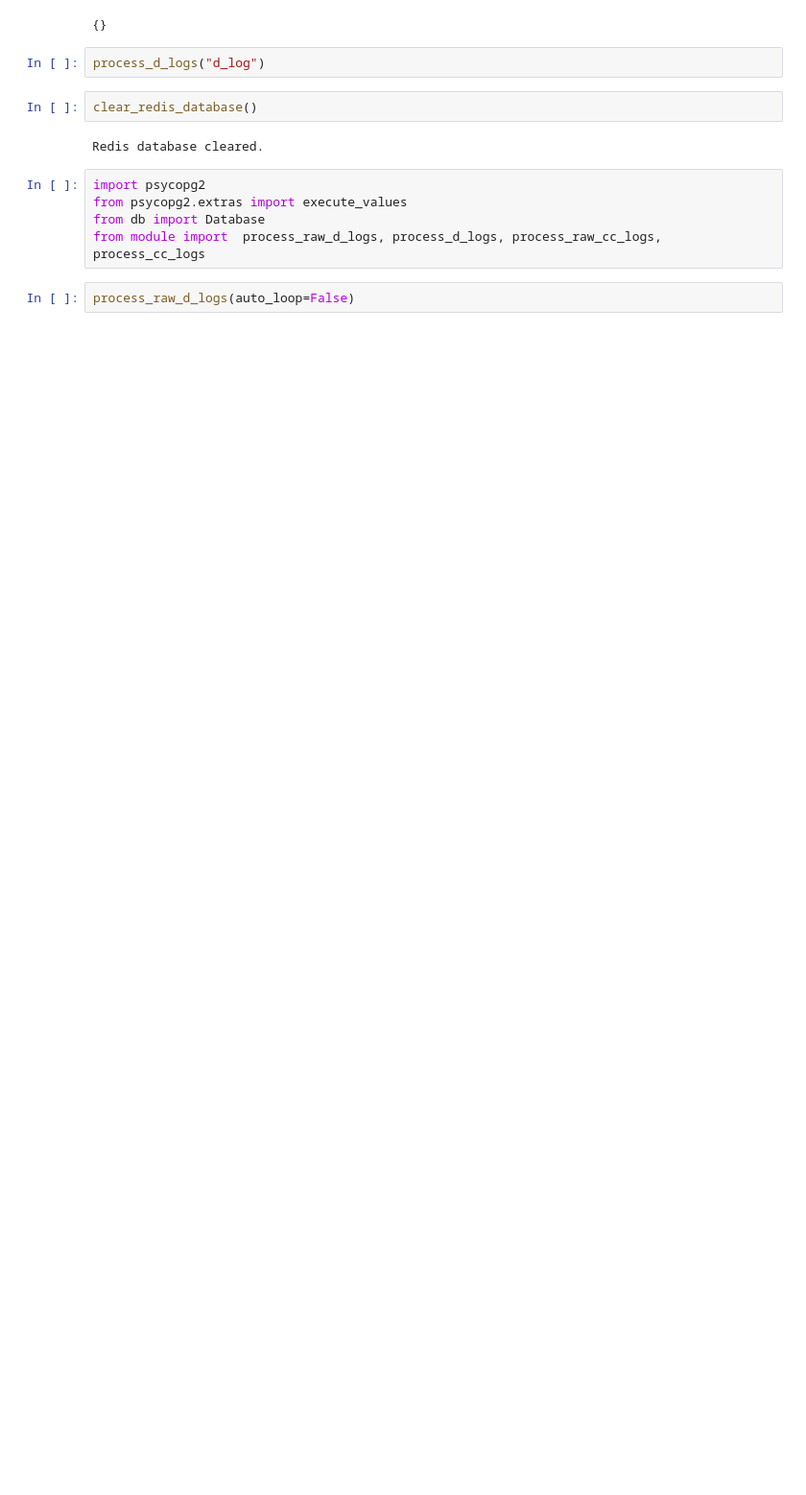
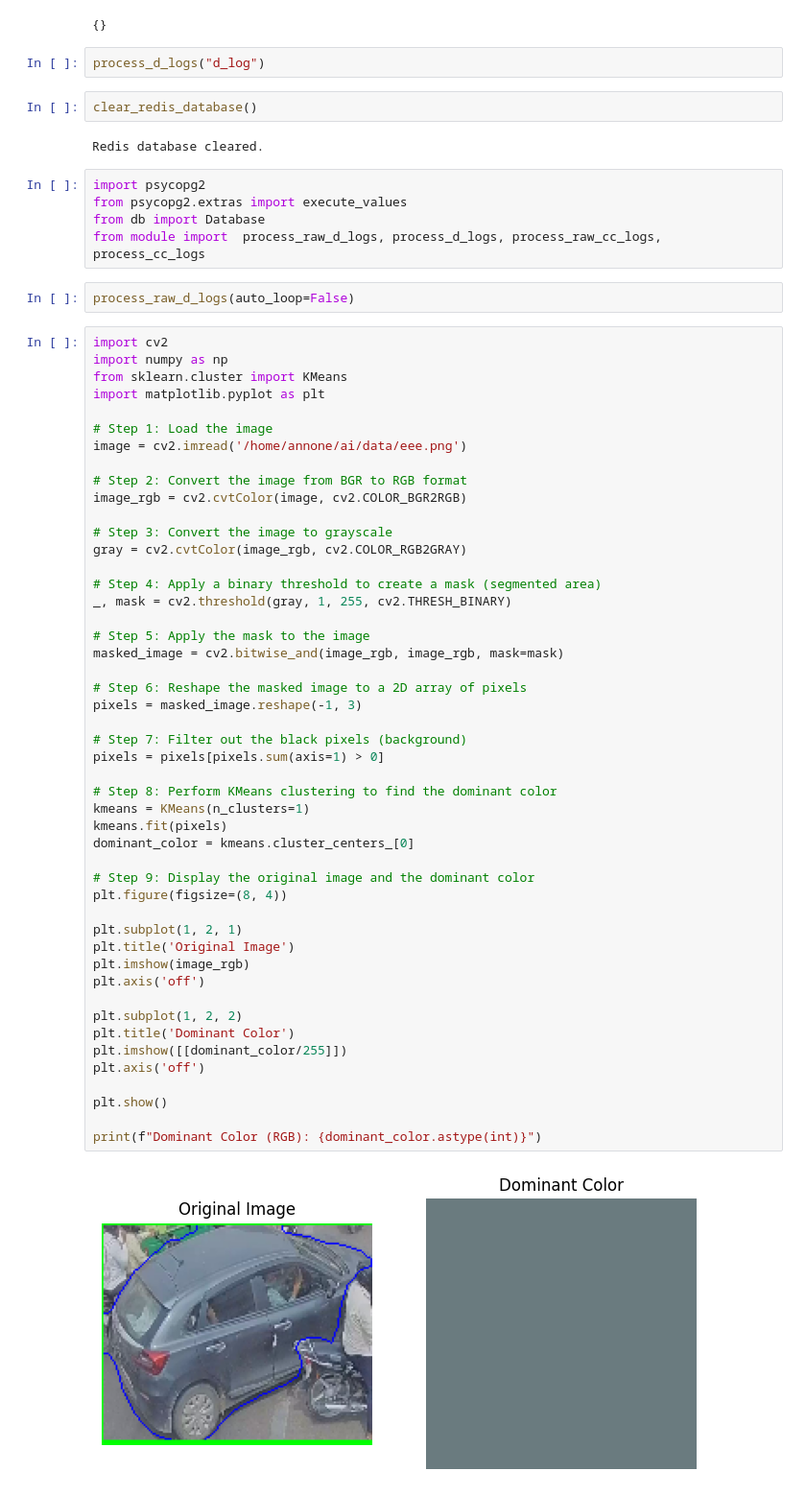
Before and after one commit to rj-auto-project/ai, a Jupyter notebook: backend/stream/test.ipynb, the cells around one changed output. Shown: that part at 96% size. Drawn from its saved outputs; the diff is of its cells as text; blank space fills up the shorter version.

```diff
--- a/backend/stream/test.ipynb
+++ b/backend/stream/test.ipynb
@@ -801,3 +802,53 @@ from db import Database
 from module import  process_raw_d_logs, process_d_logs, process_raw_cc_logs, process_cc_logs
 # %%
 process_raw_d_logs(auto_loop=False)
+# %%
+import cv2
+import numpy as np
+from sklearn.cluster import KMeans
+import matplotlib.pyplot as plt
+
+# Step 1: Load the image
+image = cv2.imread('/home/annone/ai/data/eee.png')
+
+# Step 2: Convert the image from BGR to RGB format
+image_rgb = cv2.cvtColor(image, cv2.COLOR_BGR2RGB)
+
+# Step 3: Convert the image to grayscale
+gray = cv2.cvtColor(image_rgb, cv2.COLOR_RGB2GRAY)
+
+# Step 4: Apply a binary threshold to create a mask (segmented area)
+_, mask = cv2.threshold(gray, 1, 255, cv2.THRESH_BINARY)
+
+# Step 5: Apply the mask to the image
+masked_image = cv2.bitwise_and(image_rgb, image_rgb, mask=mask)
+
+# Step 6: Reshape the masked image to a 2D array of pixels
+pixels = masked_image.reshape(-1, 3)
+
+# Step 7: Filter out the black pixels (background)
+pixels = pixels[pixels.sum(axis=1) > 0]
+
+# Step 8: Perform KMeans clustering to find the dominant color
+kmeans = KMeans(n_clusters=1)
+kmeans.fit(pixels)
+dominant_color = kmeans.cluster_centers_[0]
+
+# Step 9: Display the original image and the dominant color
+plt.figure(figsize=(8, 4))
+
+plt.subplot(1, 2, 1)
+plt.title('Original Image')
+plt.imshow(image_rgb)
+plt.axis('off')
+
+plt.subplot(1, 2, 2)
+plt.title('Dominant Color')
+plt.imshow([[dominant_color/255]])
+plt.axis('off')
+
+plt.show()
+
+print(f"Dominant Color (RGB): {dominant_color.astype(int)}")
+# %% [output]
+[figure, added]
```
Also changed, not shown: parts of 4 cells of this notebook, 4 other files.
